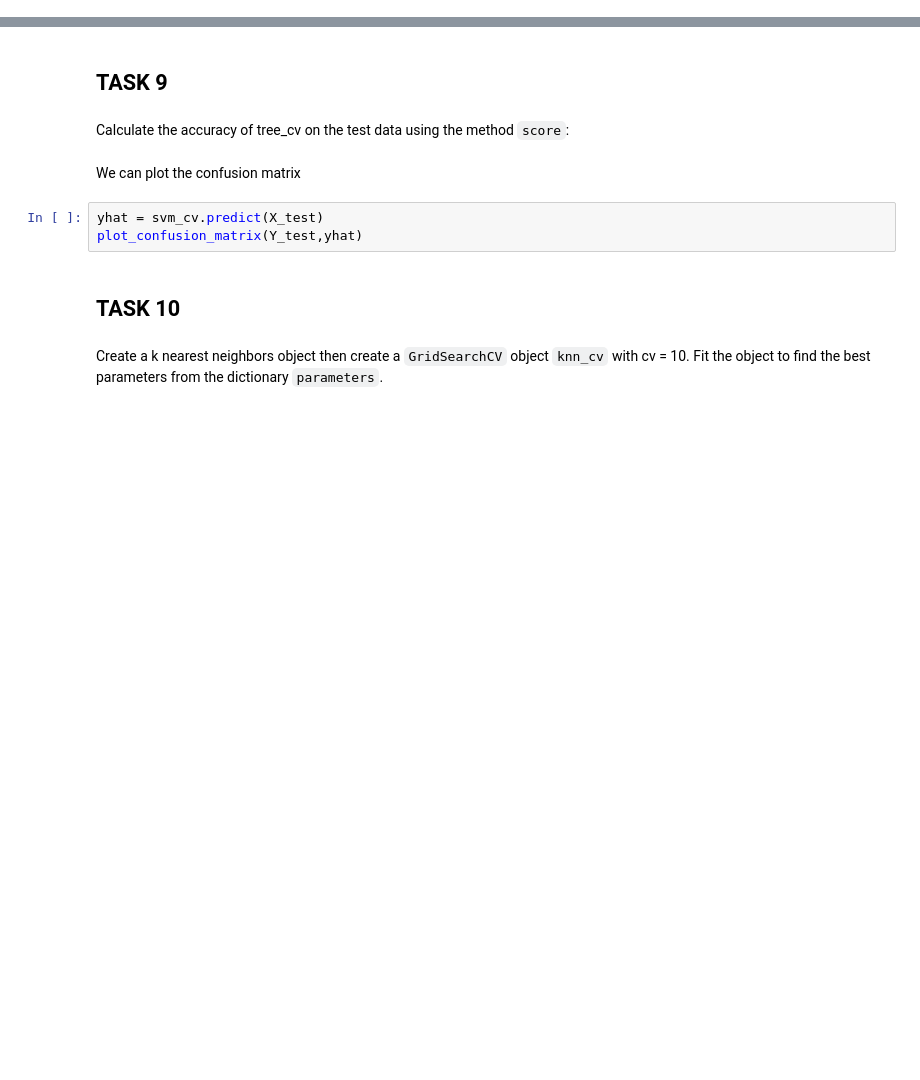
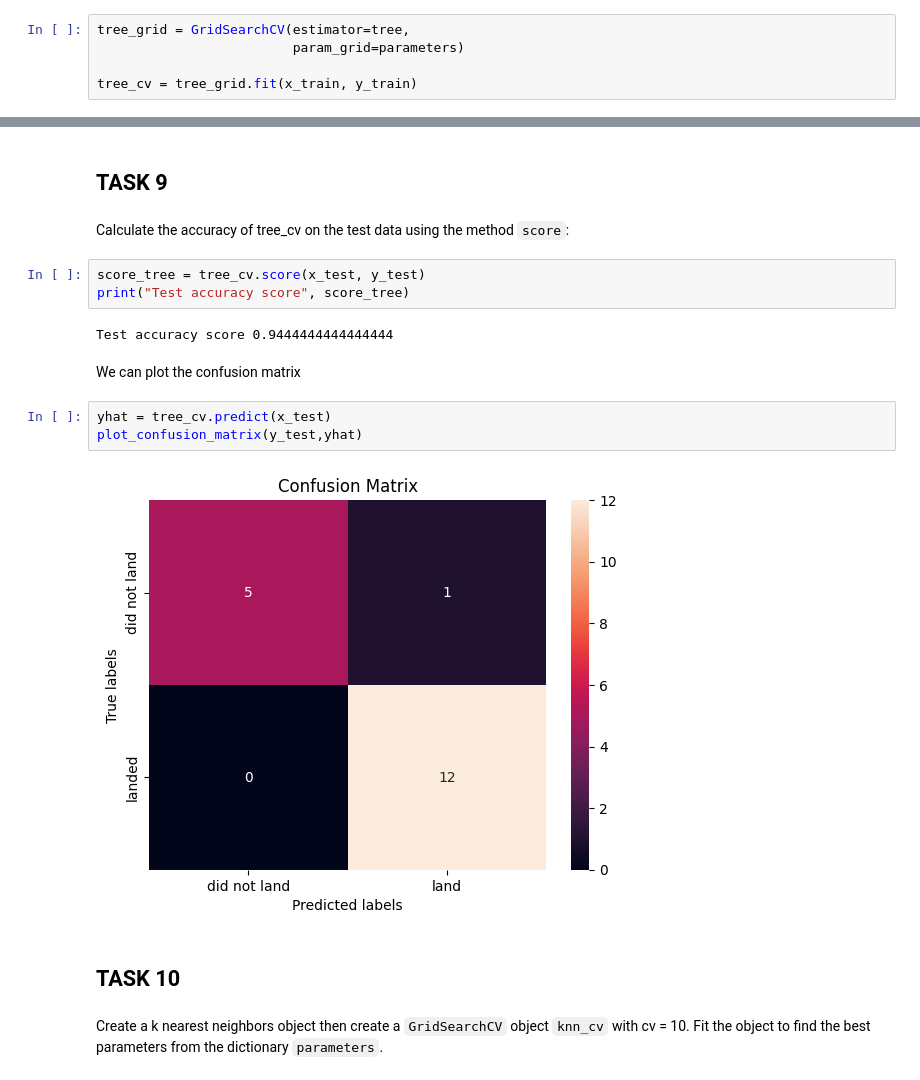
Before and after one commit to patrikfreisner/PythonDataScience, a Jupyter notebook: 14.5 - SpaceX_Machine Learning Prediction_Part_5.ipynb, the cells around one changed output, grey strips where cells are left out. Drawn from its saved outputs; the diff is of its cells as text; blank space fills up the shorter version.

```diff
--- a/14.5 - SpaceX_Machine Learning Prediction_Part_5.ipynb
+++ b/14.5 - SpaceX_Machine Learning Prediction_Part_5.ipynb
@@ -242,3 +262,8 @@ parameters = {'criterion': ['gini', 'entropy'],
      'min_samples_split': [2, 5, 10]}
 
 tree = DecisionTreeClassifier()
+# %%
+tree_grid = GridSearchCV(estimator=tree,
+                         param_grid=parameters)
+
+tree_cv = tree_grid.fit(x_train, y_train)
@@ -249,11 +279,18 @@ print("accuracy :",tree_cv.best_score_)
 ## TASK  9
 # %% [markdown]
 Calculate the accuracy of tree_cv on the test data using the method <code>score</code>:
+# %%
+score_tree = tree_cv.score(x_test, y_test)
+print("Test accuracy score", score_tree)
+# %% [output]
+Test accuracy score 0.9444444444444444
 # %% [markdown]
 We can plot the confusion matrix
 # %%
-yhat = svm_cv.predict(X_test)
-plot_confusion_matrix(Y_test,yhat)
+yhat = tree_cv.predict(x_test)
+plot_confusion_matrix(y_test,yhat)
+# %% [output]
+[figure, added]
 # %% [markdown]
 ## TASK  10
 # %% [markdown]
```
Also changed, not shown: parts of 15 cells of this notebook.
